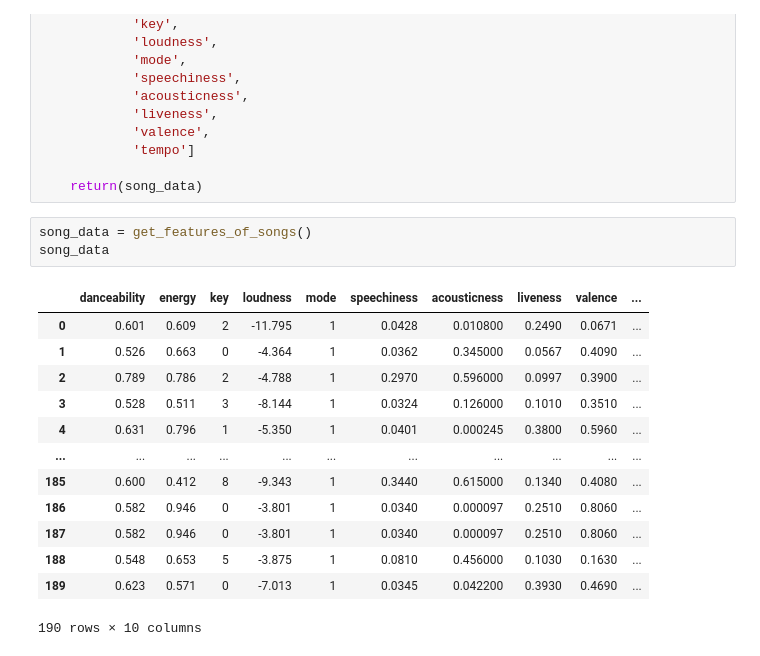
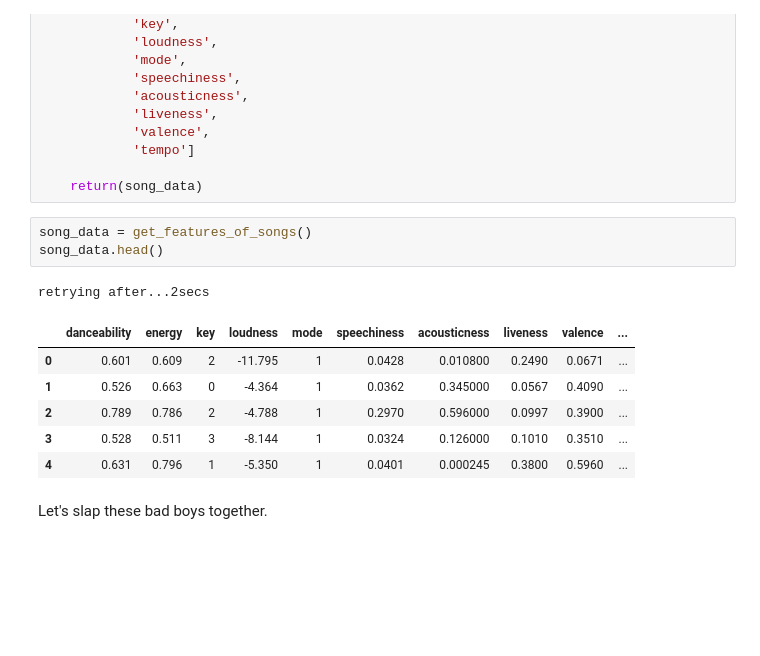
Before and after one commit to dalcantara7/spotify_data_analyzer, a Jupyter notebook: analysis_with_api_data.ipynb, the cells around one changed output. Cells and saved outputs as stored; diff of their text form; blank space fills up the shorter version.

```diff
--- a/analysis_with_api_data.ipynb
+++ b/analysis_with_api_data.ipynb
@@ -216,20 +150,16 @@ def get_features_of_songs():
     return(song_data)
 # %%
 song_data = get_features_of_songs()
-song_data
+song_data.head()
 # %% [output]
+retrying after...2secs
 |  | danceability | energy | key | loudness | mode | speechiness | acousticness | liveness | valence | ... |
 | 0 | 0.601 | 0.609 | 2 | -11.795 | 1 | 0.0428 | 0.010800 | 0.2490 | 0.0671 | ... |
 | 1 | 0.526 | 0.663 | 0 | -4.364 | 1 | 0.0362 | 0.345000 | 0.0567 | 0.4090 | ... |
 | 2 | 0.789 | 0.786 | 2 | -4.788 | 1 | 0.2970 | 0.596000 | 0.0997 | 0.3900 | ... |
 | 3 | 0.528 | 0.511 | 3 | -8.144 | 1 | 0.0324 | 0.126000 | 0.1010 | 0.3510 | ... |
 | 4 | 0.631 | 0.796 | 1 | -5.350 | 1 | 0.0401 | 0.000245 | 0.3800 | 0.5960 | ... |
-| ... | ... | ... | ... | ... | ... | ... | ... | ... | ... | ... |
-| 185 | 0.600 | 0.412 | 8 | -9.343 | 1 | 0.3440 | 0.615000 | 0.1340 | 0.4080 | ... |
-| 186 | 0.582 | 0.946 | 0 | -3.801 | 1 | 0.0340 | 0.000097 | 0.2510 | 0.8060 | ... |
-| 187 | 0.582 | 0.946 | 0 | -3.801 | 1 | 0.0340 | 0.000097 | 0.2510 | 0.8060 | ... |
-| 188 | 0.548 | 0.653 | 5 | -3.875 | 1 | 0.0810 | 0.456000 | 0.1030 | 0.1630 | ... |
-| 189 | 0.623 | 0.571 | 0 | -7.013 | 1 | 0.0345 | 0.042200 | 0.3930 | 0.4690 | ... |
-190 rows × 10 columns
+# %% [markdown]
+Let's slap these bad boys together.
 # %%
 songs_liked_with_data = pd.concat([songs_liked, song_data], axis=1)
```
Also changed, not shown: parts of 30 cells of this notebook, 1 other file.
